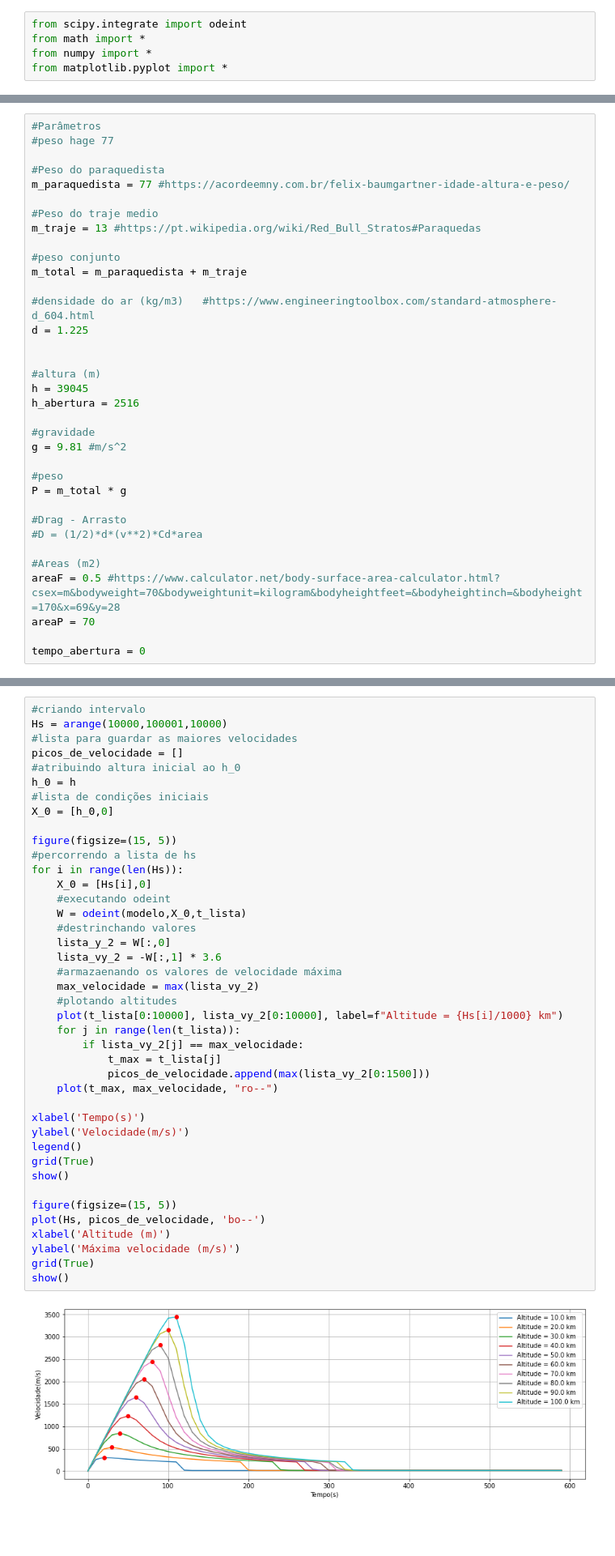
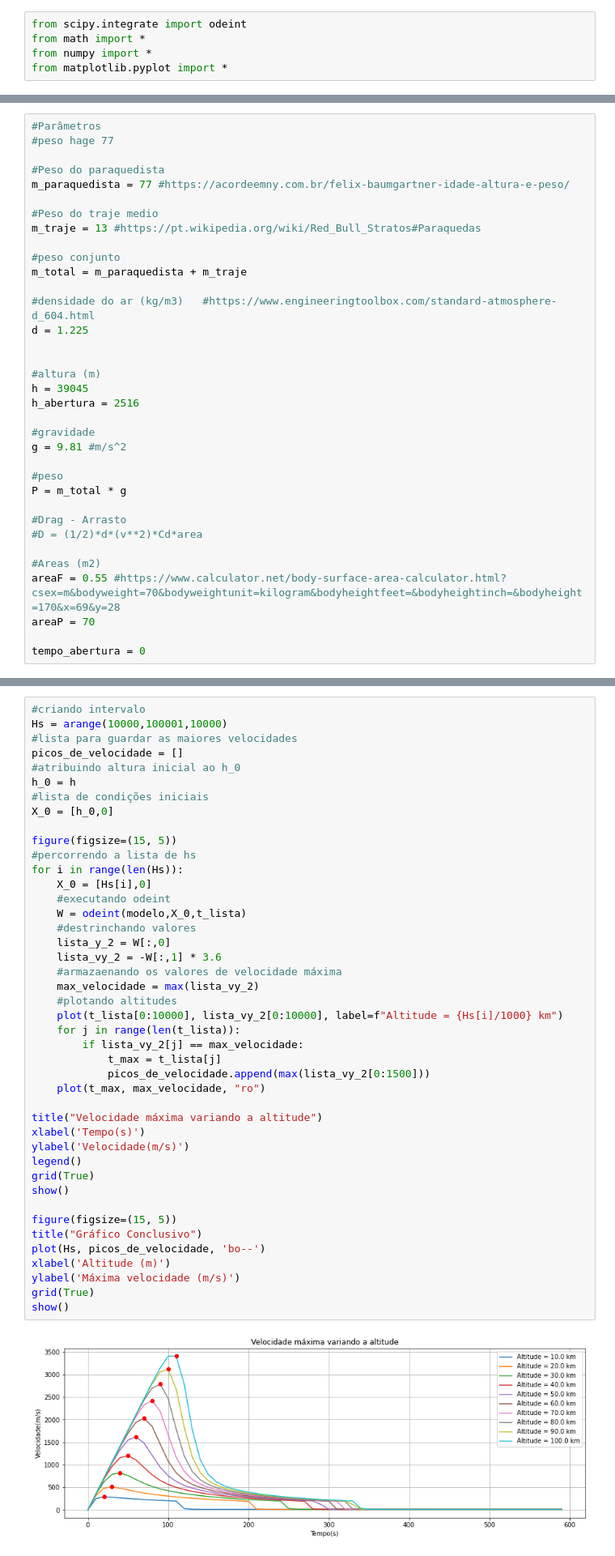
Before and after one commit to BuenoGabs/Projeto-3-Modelos-Mec-nicos-, a Jupyter notebook: p3.ipynb, the cells around one changed output, grey strips where cells are left out. Shown at 81% size. Cells and saved outputs as stored; diff of their text form; blank space fills up the shorter version.

```diff
--- a/p3.ipynb
+++ b/p3.ipynb
@@ -76,7 +76,7 @@ P = m_total * g
 #D = (1/2)*d*(v**2)*Cd*area
 
 #Areas (m2)
-areaF = 0.5 #https://www.calculator.net/body-surface-area-calculator.html?csex=m&bodyweight=70&bodyweightunit=kilogram&bodyheightfeet=&bodyheightinch=&bodyheight=170&x=69&y=28
+areaF = 0.55 #https://www.calculator.net/body-surface-area-calculator.html?csex=m&bodyweight=70&bodyweightunit=kilogram&bodyheightfeet=&bodyheightinch=&bodyheight=170&x=69&y=28
 areaP = 70
 
 tempo_abertura = 0
@@ -171,32 +171,34 @@ figure(figsize=(15, 5))
 #percorrendo a lista de hs
 for i in range(len(Hs)):
     X_0 = [Hs[i],0]
     #executando odeint
     W = odeint(modelo,X_0,t_lista)
     #destrinchando valores
     lista_y_2 = W[:,0]
     lista_vy_2 = -W[:,1] * 3.6
     #armazaenando os valores de velocidade máxima
     max_velocidade = max(lista_vy_2)
     #plotando altitudes
     plot(t_lista[0:10000], lista_vy_2[0:10000], label=f"Altitude = {Hs[i]/1000} km")
     for j in range(len(t_lista)):
         if lista_vy_2[j] == max_velocidade:
             t_max = t_lista[j]
             picos_de_velocidade.append(max(lista_vy_2[0:1500]))
-    plot(t_max, max_velocidade, "ro--")
+    plot(t_max, max_velocidade, "ro")
 
+title("Velocidade máxima variando a altitude")
 xlabel('Tempo(s)')
 ylabel('Velocidade(m/s)')
 legend()
 grid(True)
 show()
 
 figure(figsize=(15, 5))
+title("Gráfico Conclusivo")
 plot(Hs, picos_de_velocidade, 'bo--')
 xlabel('Altitude (m)')
 ylabel('Máxima velocidade (m/s)')
 grid(True)
 show()
 # %% [output]
-[figure, old version]
+[figure, new version]
```
Also changed, not shown: parts of 7 cells of this notebook.
